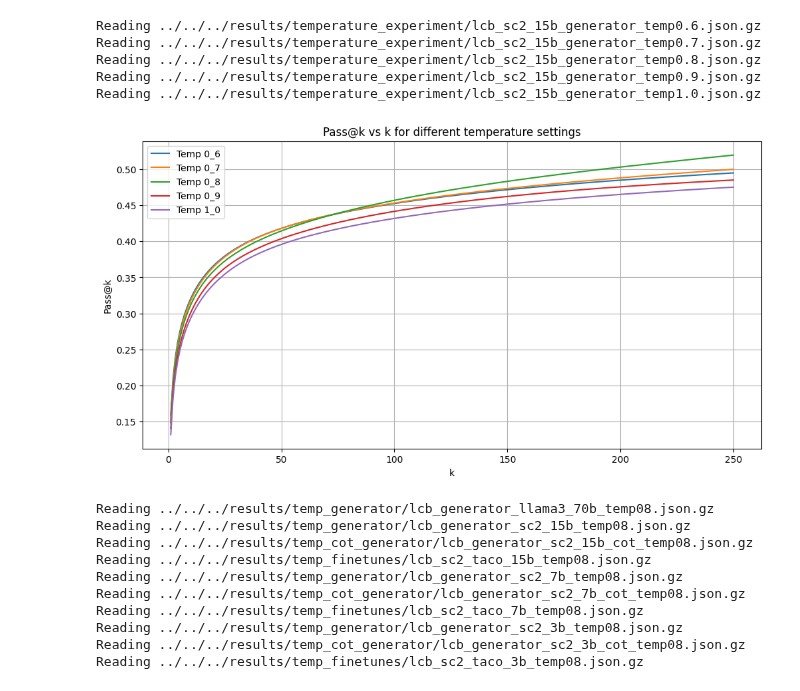
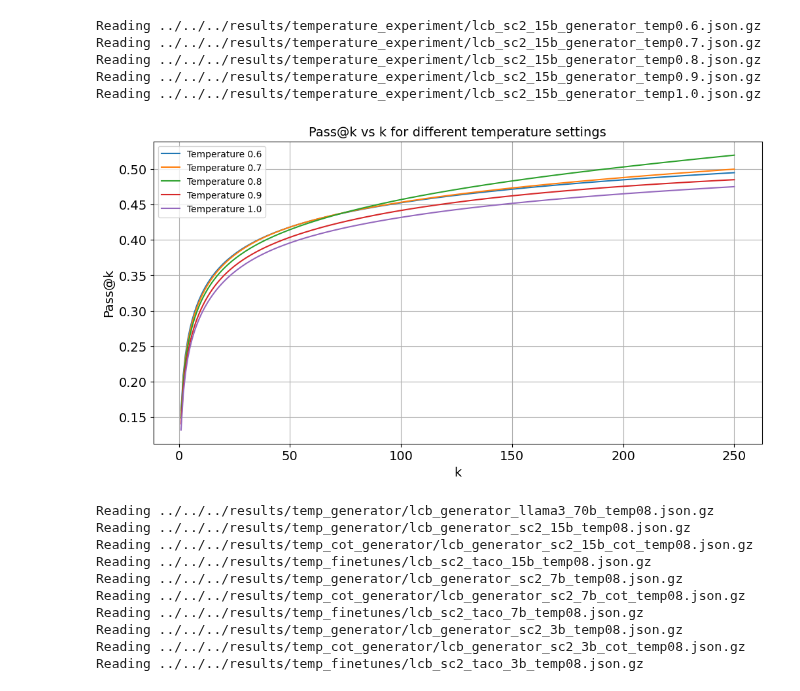
Before and after one commit to cassanof/CodeRM, a Jupyter notebook: coderm/eval/visualizations/graph_pass_k.ipynb, the cells around one changed output. Saved outputs shown, nothing was run; the diff lists cells and outputs as text; code cells hidden in the pictures.

```diff
--- a/coderm/eval/visualizations/graph_pass_k.ipynb
+++ b/coderm/eval/visualizations/graph_pass_k.ipynb
@@ -1,7 +1,8 @@
 # %% [markdown]
 # Pass@k curves
 # %%
-paths_to_results = [ # baselines (if compare)
+from pathlib import Path
+paths_to_results = [  # baselines (if compare)
     "../../../results/temperature_experiment/lcb_sc2_15b_generator_temp0.6.json.gz",
     "../../../results/temperature_experiment/lcb_sc2_15b_generator_temp0.7.json.gz",
     "../../../results/temperature_experiment/lcb_sc2_15b_generator_temp0.8.json.gz",
@@ -9,13 +10,12 @@ paths_to_results = [ # baselines (if compare)
     "../../../results/temperature_experiment/lcb_sc2_15b_generator_temp1.0.json.gz",
 ]
 labels = [
-    "Temp 0_6",
-    "Temp 0_7",
-    "Temp 0_8",
-    "Temp 0_9",
-    "Temp 1_0",
+    "Temperature 0.6",
+    "Temperature 0.7",
+    "Temperature 0.8",
+    "Temperature 0.9",
+    "Temperature 1.0",
 ]
-from pathlib import Path
 for p in paths_to_results:
     assert Path(p).exists(), f"Path {p} doesn't exist!"
 # %%
@@ -40,23 +40,25 @@ Reading ../../../results/temperature_experiment/lcb_sc2_15b_generator_temp0.9.js
 Reading ../../../results/temperature_experiment/lcb_sc2_15b_generator_temp1.0.json.gz
 # %%
 import matplotlib.pyplot as plt
-from pathlib import Path
+
 plt.figure(figsize=(12, 6))
 for label, values in all_pass_ks.items():
     ks = list(values.keys())
     pass_at_k = list(values.values())
     linestyle = '--' if any(p in label for p in paths_to_results) and len(compare) > 0 else '-'
-    plt.plot(ks, pass_at_k, label=Path(label).stem, linestyle=linestyle)
+    plt.plot(ks, pass_at_k, label=label, linestyle=linestyle)
 
-plt.xlabel('k')
-plt.ylabel('Pass@k')
-plt.title('Pass@k vs k for different temperature settings')
-plt.legend()
+plt.xlabel('k', fontsize=14)
+plt.ylabel('Pass@k', fontsize=14)
+plt.title('Pass@k vs k for different temperature settings', fontsize=14)
+plt.legend(fontsize=10)
 plt.grid(True)
+
+plt.tick_params(axis='both', which='major', labelsize=14)
 plt.savefig("../../dataset/plots/temp_experiment.pdf")
 plt.show()
 # %% [output]
-[figure, old version]
+[figure, new version]
 # %%
 paths_to_results = [
     "../../../results/temp_generator/lcb_generator_llama3_70b_temp08.json.gz",
```
Also changed, not shown: parts of 4 cells of this notebook, 1 other file.
